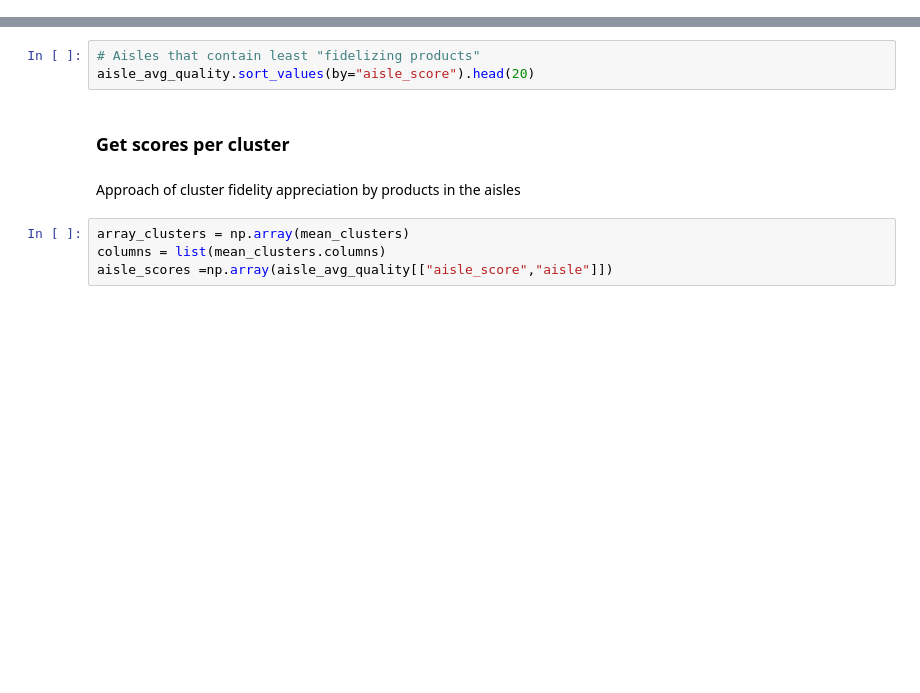
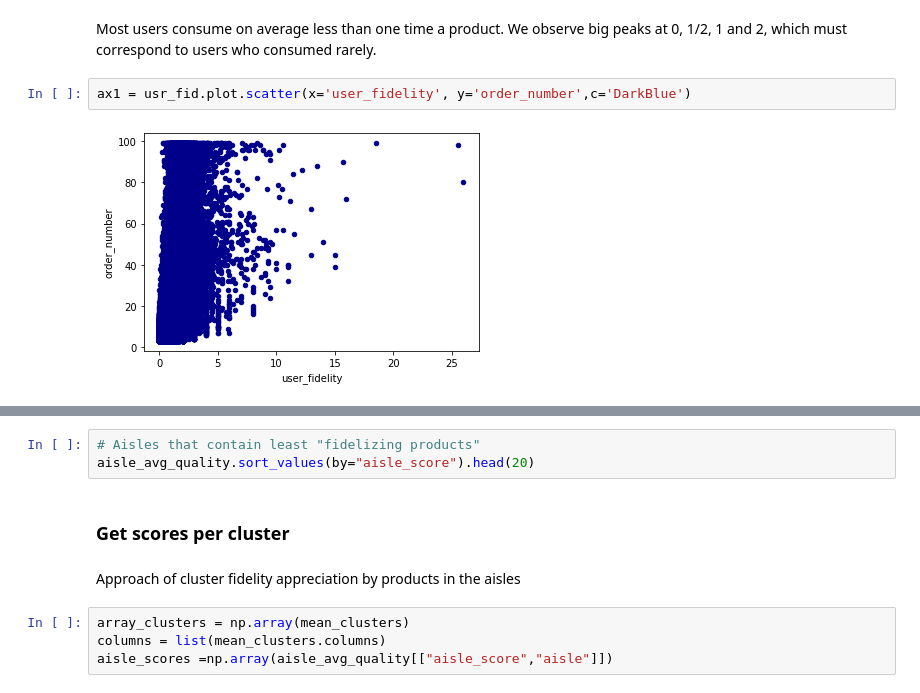
Before and after one commit to auriane81/epfl-ada-ada-2019-project-adax, a Jupyter notebook: project_Pierre.ipynb, the cells around one changed output, grey strips where cells are left out. Saved outputs shown, nothing was run; the diff lists cells and outputs as text; blank space fills up the shorter version.

```diff
--- a/project_Pierre.ipynb
+++ b/project_Pierre.ipynb
@@ -559,0 +74,6 @@ aisle_avg_quality.sort_values(by="aisle_score").tail(10)
+# %% [markdown]
+Most users consume on average less than one time a product. We observe big peaks at 0, 1/2, 1 and 2, which must correspond to users who consumed rarely.
+# %%
+ax1 = usr_fid.plot.scatter(x='user_fidelity', y='order_number',c='DarkBlue')
+# %% [output]
+[figure, added]
```
Also changed, not shown: parts of 132 cells of this notebook.
